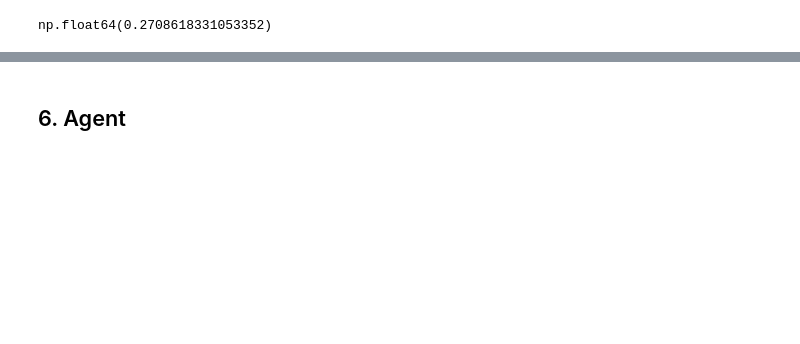
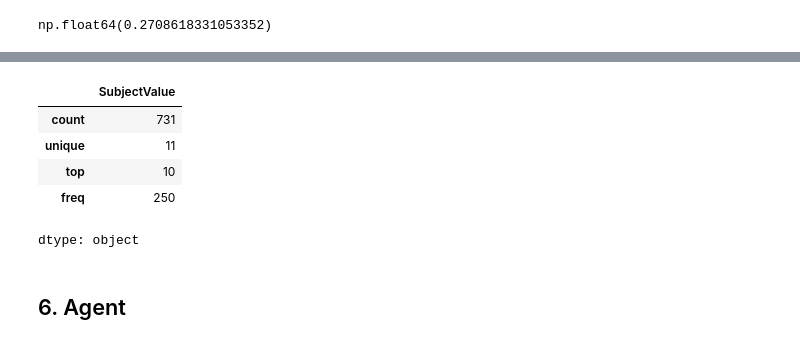
Before and after one commit to garfield-gray/DataMining, a Jupyter notebook: peekageHiringChallenge.ipynb, the cells around one changed output, grey strips where cells are left out. Saved outputs shown, nothing was run; the diff lists cells and outputs as text; code cells hidden in the pictures; blank space fills up the shorter version.

```diff
--- a/peekageHiringChallenge.ipynb
+++ b/peekageHiringChallenge.ipynb
@@ -266,0 +287,9 @@ reviewOfData
+# %%
+NPS.describe()
+# %% [output]
+|  | SubjectValue |
+| count | 731 |
+| unique | 11 |
+| top | 10 |
+| freq | 250 |
+dtype: object
```
Also changed, not shown: parts of 6 cells of this notebook.
